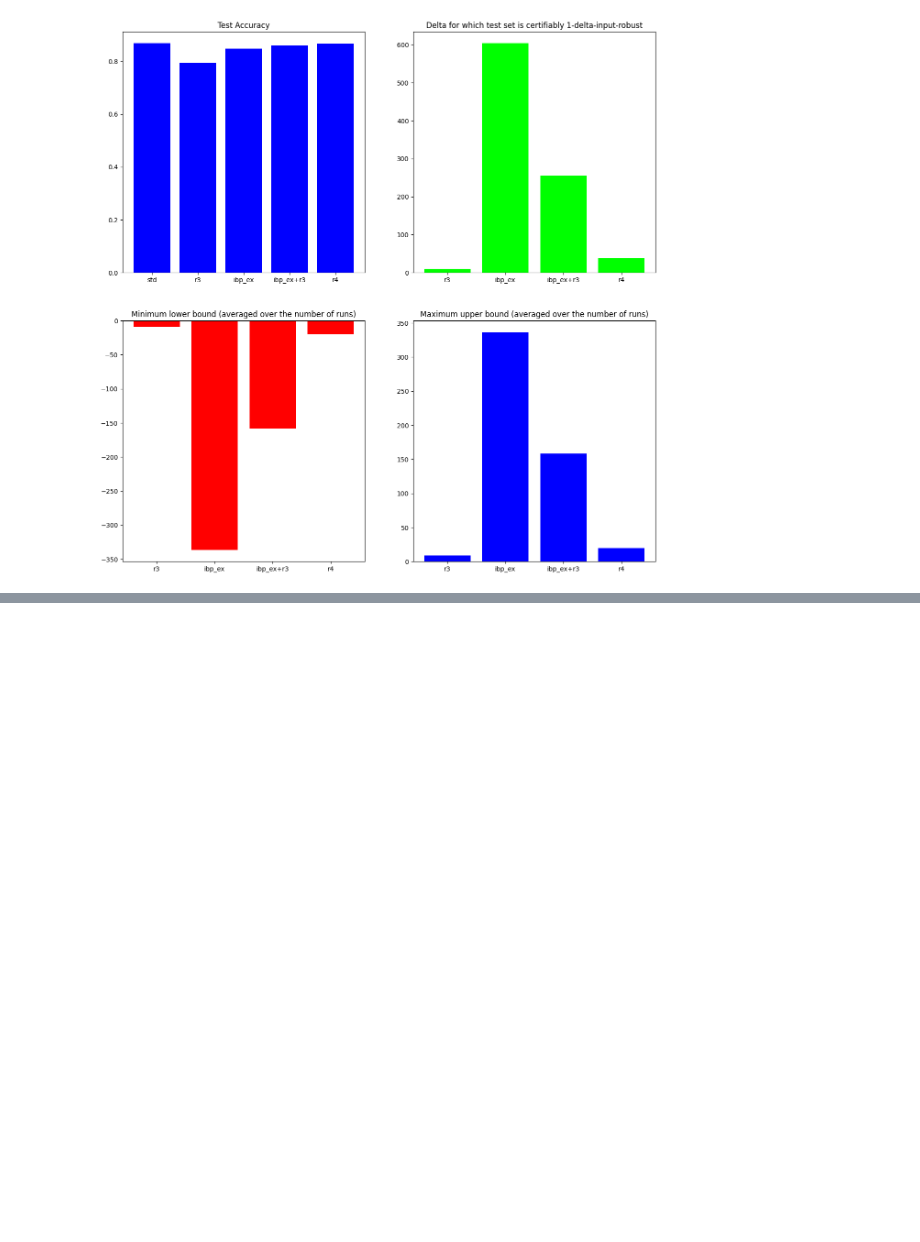
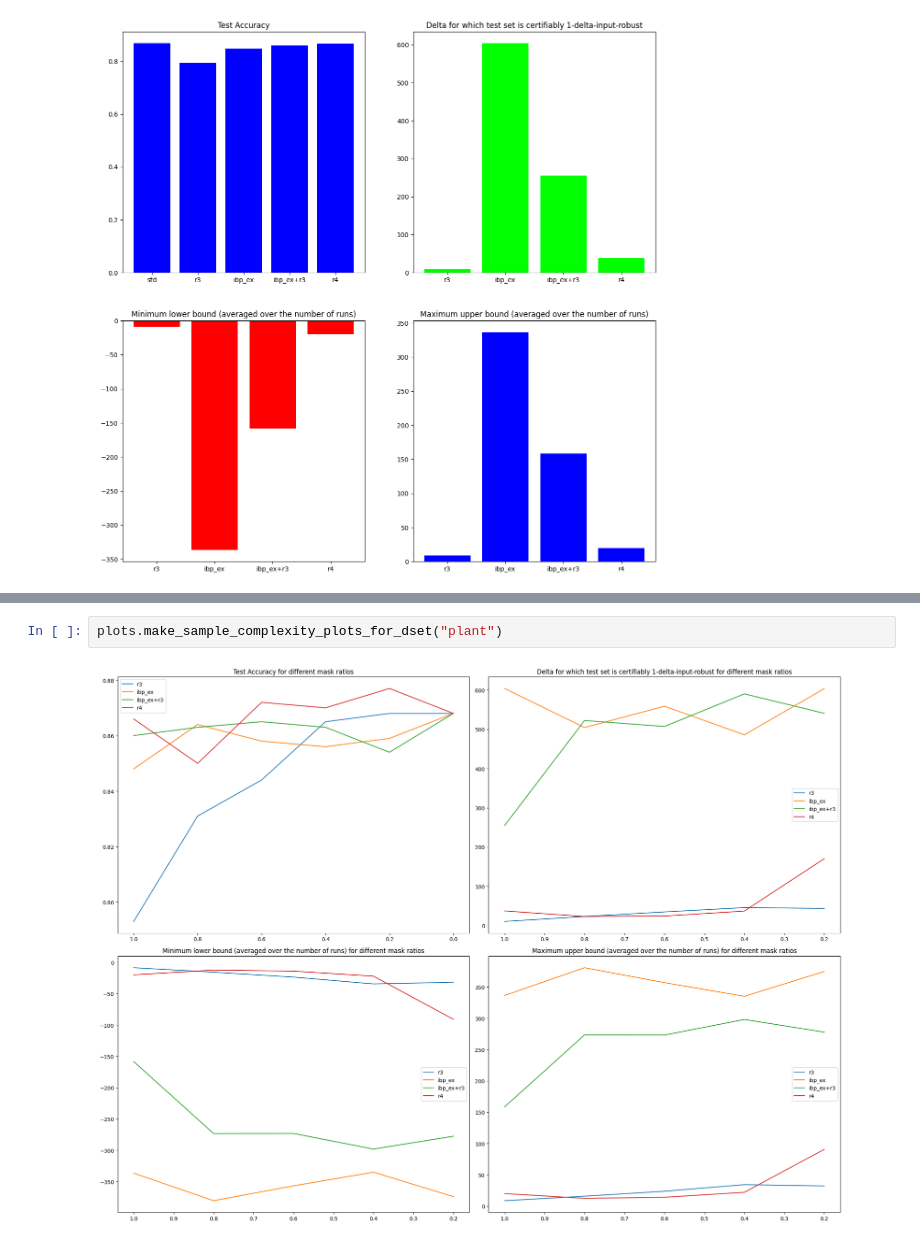
Before and after one commit to Mihneaghitu/ModelGuidanceViaRobustFeatureAttribution, a Jupyter notebook: examples/R4_PLOTS.ipynb, the cells around one changed output, grey strips where cells are left out. Saved outputs shown, nothing was run; the diff lists cells and outputs as text; blank space fills up the shorter version.

```diff
--- a/examples/R4_PLOTS.ipynb
+++ b/examples/R4_PLOTS.ipynb
@@ -26,0 +28,4 @@ KeyError: 'min_lower_bound'
+# %%
+plots.make_sample_complexity_plots_for_dset("plant")
+# %% [output]
+[figure, added]
```
Also changed, not shown: parts of 3 cells of this notebook, 8 other files.
